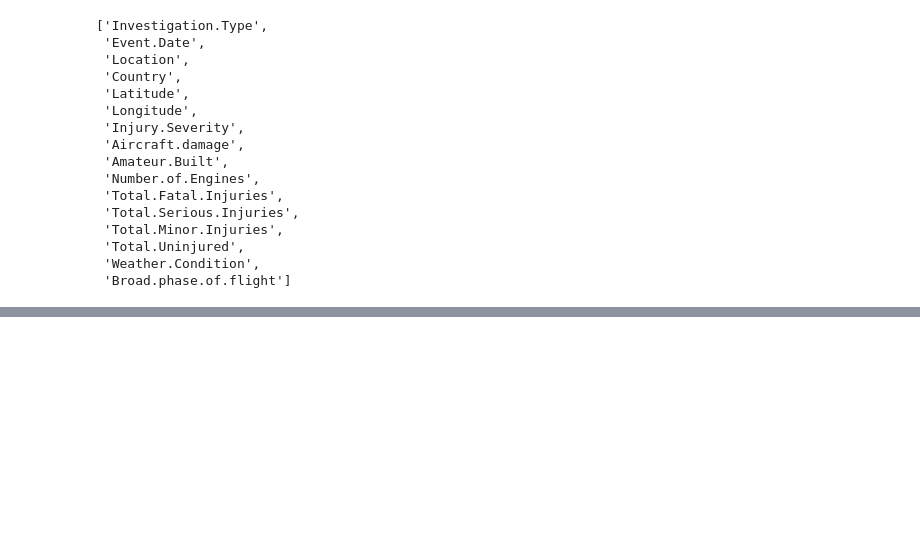
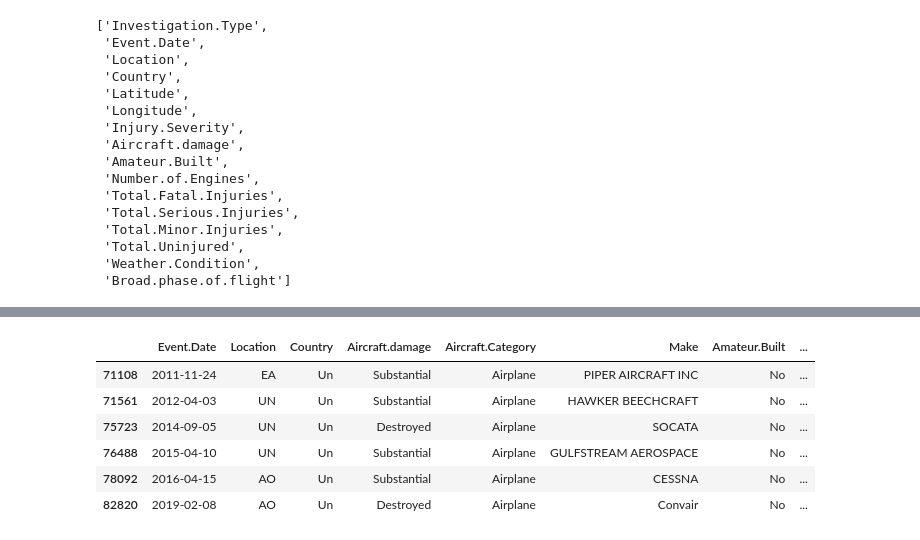
Before and after one commit to rurigi-waweru/dsfpt10-p1-dsc-phase-1-project, a Jupyter notebook: test-ground.ipynb, the cells around one changed output, grey strips where cells are left out. Saved outputs shown, nothing was run; the diff lists cells and outputs as text; code cells hidden in the pictures; blank space fills up the shorter version.

```diff
--- a/test-ground.ipynb
+++ b/test-ground.ipynb
@@ -619,0 +686,20 @@ alist
+# %%
+areas_of_interest = ['AS', 'FT', 'PR', 'OF',
+       'EN', '95', 'OA', '98', 'DA', 'NG', 'ES', 'NA', 'EA', 'GU', 'OM',
+       'DS', '74', 'O6', 'ZE', 'IC', '1A', 'CE', 'US', 'BA', 'GO', '67',
+       '34', 'UA', 'TI', 'RU', 'LY', 'GM', '20', 'LI', 'EY', '16', 'I,',
+       'NI', '9,', 'PO', 'AO', 'MY', '8,', 'O,', 'AQ', 'YA', 'N,', 'D,',
+       'A,', 'AU', 'LE', 'ON', 'AY', 'JI', 'F)', ',', 'PE', 'S,', 'E,',
+       'C,', 'UN', 'AD', 'H,', 'M,', 'G,', '7,', 'X,', 'OS', 'UM', 'CB',
+       ', ']
+
+df.loc[(df.Location.isin(areas_of_interest))]['Country'].unique()
+df.loc[df.Country == 'Un']
+# %% [output]
+|  | Event.Date | Location | Country | Aircraft.damage | Aircraft.Category | Make | Amateur.Built | ... |
+| 71108 | 2011-11-24 | EA | Un | Substantial | Airplane | PIPER AIRCRAFT INC | No | ... |
+| 71561 | 2012-04-03 | UN | Un | Substantial | Airplane | HAWKER BEECHCRAFT | No | ... |
+| 75723 | 2014-09-05 | UN | Un | Destroyed | Airplane | SOCATA | No | ... |
+| 76488 | 2015-04-10 | UN | Un | Substantial | Airplane | GULFSTREAM AEROSPACE | No | ... |
+| 78092 | 2016-04-15 | AO | Un | Substantial | Airplane | CESSNA | No | ... |
+| 82820 | 2019-02-08 | AO | Un | Destroyed | Airplane | Convair | No | ... |
```
Also changed, not shown: parts of 31 cells of this notebook, 1 other file.
